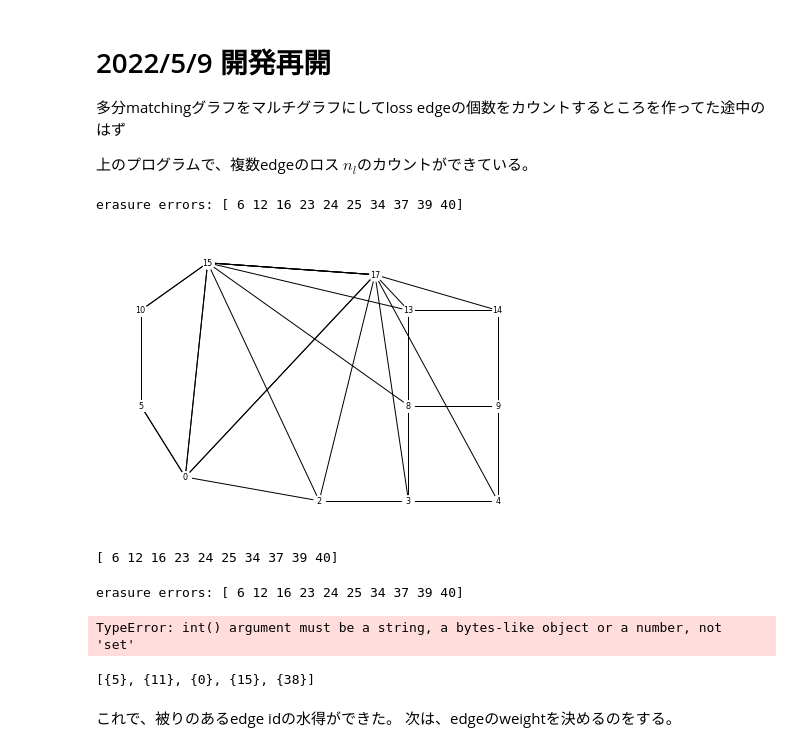
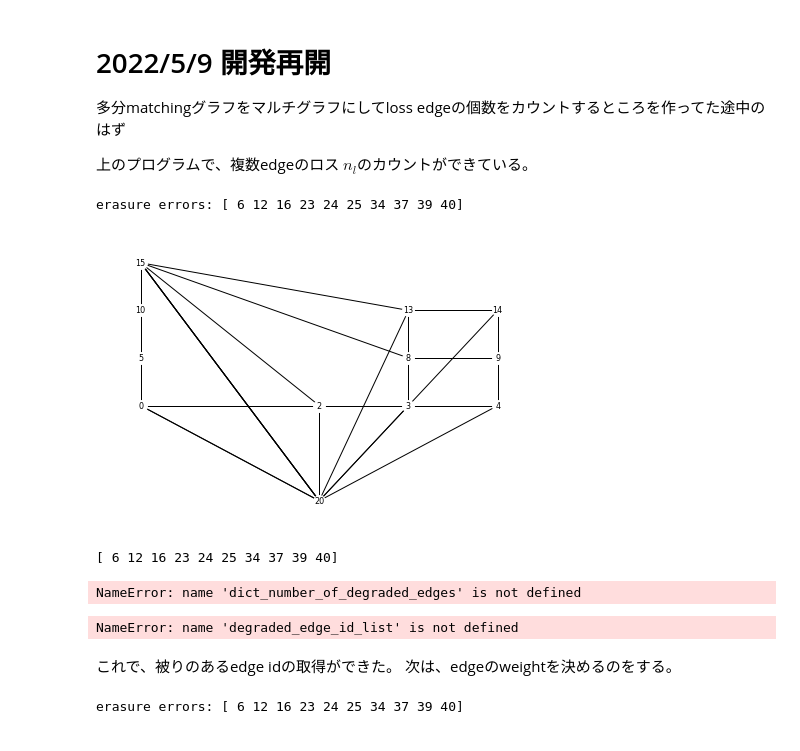
Before and after one commit to FumiKobayashi/pj-planer_code_and_erasure_error, a Jupyter notebook: jikkou.ipynb, the cells around one changed output. Drawn from its saved outputs; the diff is of its cells as text; code cells hidden in the pictures.

```diff
--- a/jikkou.ipynb
+++ b/jikkou.ipynb
@@ -255,26 +255,26 @@ L=5
 Hx =  planer_code_x_stabilisers(L)
 graph_matching =  multi_graph_generator(Hx, L)
 # %%
-graph_matching =  Erasured_matching_graph_creater(graph_matching, lossqubits)
+graph_degraded_matching =  Erasured_matching_graph_creater(graph_matching, L,lossqubits)
 
 
 
 # 描画
 ngrid = L
-node_pos={n: graph_matching.nodes[n]['pos'] for n in graph_matching.nodes()}
+node_pos={n: graph_matching.nodes[n]['pos'] for n in graph_degraded_matching.nodes()}
 
-nx.draw(graph_matching,
+nx.draw(graph_degraded_matching,
         pos=node_pos,
         node_color='white',
         # edge_color='black',
         node_size=700/ngrid,
         font_size=40/ngrid,
-        labels = {n: n for n in graph_matching.nodes()},
+        labels = {n: n for n in graph_degraded_matching.nodes()},
         # with_label = True,
         )
 # %% [output]
 erasure errors: [ 6 12 16 23 24 25 34 37 39 40]
-[figure, old version]
+[figure, new version]
 # %%
 L=5
 ploss = 0.25
@@ -291,13 +291,17 @@ print(lossqubits)
 # %%
 dict_loss_degraded_edges = dict_number_of_degraded_edges(graph_matching, L, lossqubits)
 degraded_edge_id_list = [graph_matching.edges[k[0],k[1],0]['fault_ids'] for k in dict_loss_degraded_edges.keys()]
+dict_loss_degraded_edges
 # %% [output]
-erasure errors: [ 6 12 16 23 24 25 34 37 39 40]
+NameError: name 'dict_number_of_degraded_edges' is not defined
-TypeError: int() argument must be a string, a bytes-like object or a number, not 'set'
 # %%
 print(degraded_edge_id_list)
 # %% [output]
-[{5}, {11}, {0}, {15}, {38}]
+NameError: name 'degraded_edge_id_list' is not defined
 # %% [markdown]
-これで、被りのあるedge idの水得ができた。
+これで、被りのあるedge idの取得ができた。
 次は、edgeのweightを決めるのをする。
+# %%
+graph_matching = add_degrade_attribute(graph_matching, graph_degraded_matching, L, lossqubits)
+# %% [output]
+erasure errors: [ 6 12 16 23 24 25 34 37 39 40]
```
Also changed, not shown: parts of 12 cells of this notebook, 3 other files.
